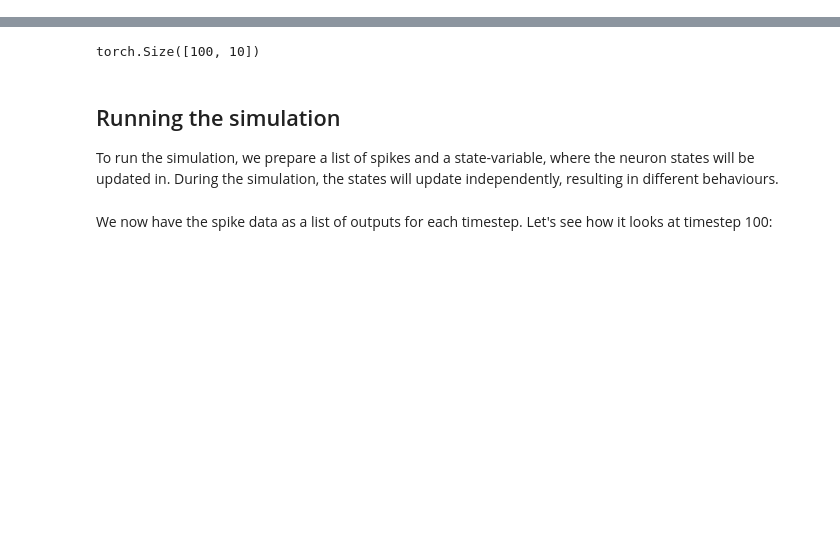
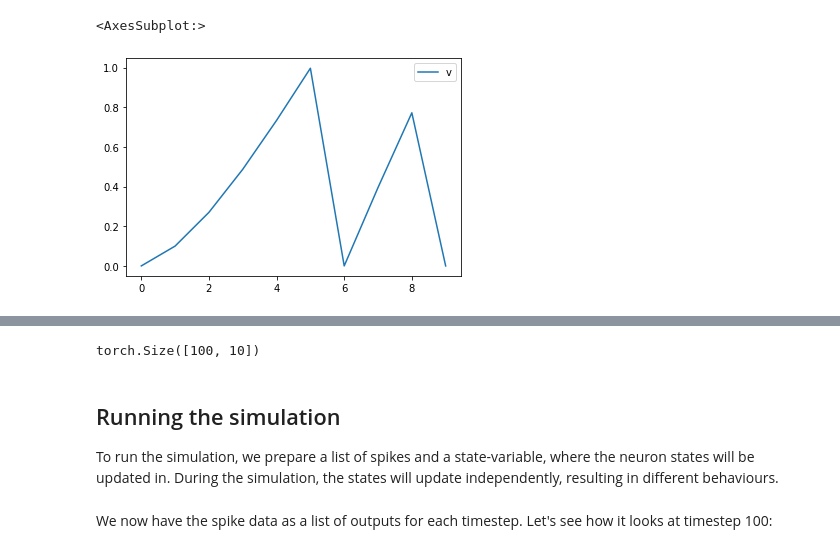
Before and after one commit to norse/notebooks, a Jupyter notebook: intro_plotting.ipynb, the cells around one changed output, grey strips where cells are left out. Cells and saved outputs as stored; diff of their text form; code cells hidden in the pictures; blank space fills up the shorter version.

```diff
--- a/intro_plotting.ipynb
+++ b/intro_plotting.ipynb
@@ -30,0 +73,7 @@ LIFCell(p=LIFParameters(tau_syn_inv=tensor(200.), tau_mem_inv=tensor(100.), v_le
+# %%
+from norse.torch.utils.plot import plot_neuron_states
+
+plot_neuron_states(states, "v")
+# %% [output]
+<AxesSubplot:>
+[figure, added]
```
Also changed, not shown: parts of 34 cells of this notebook, 2 other files.
